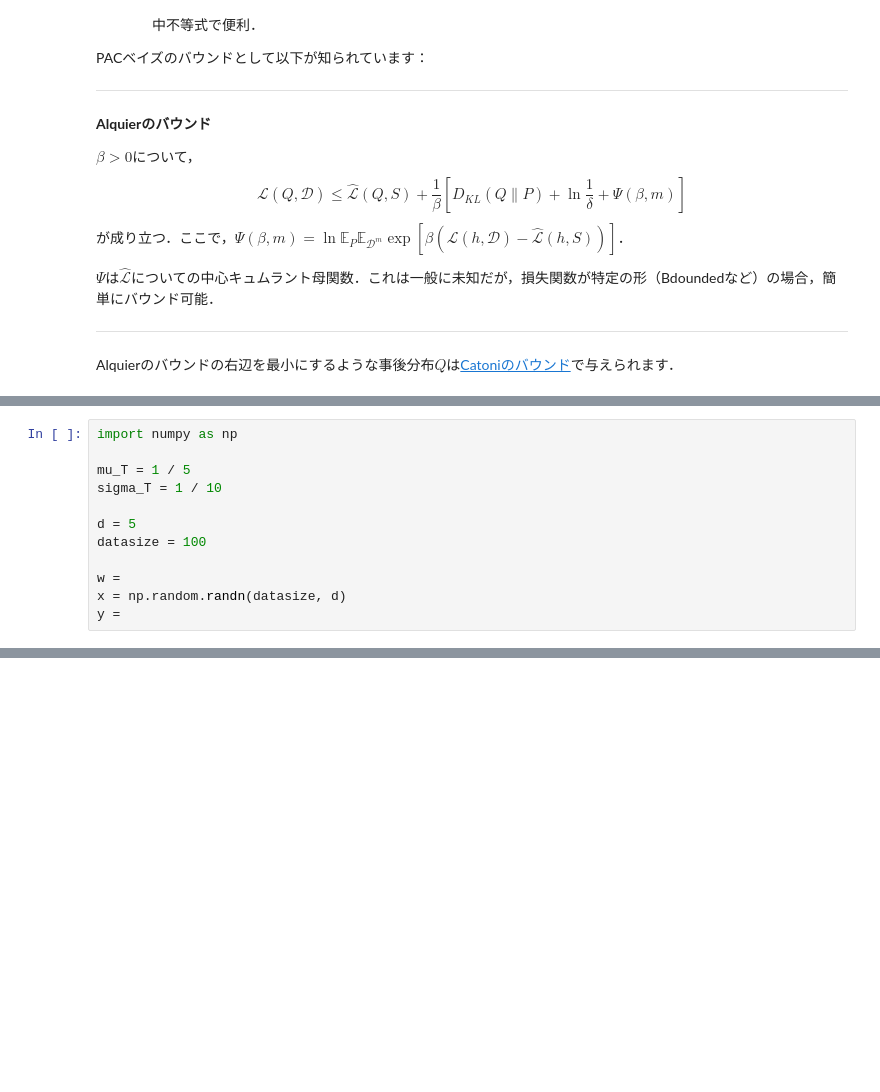
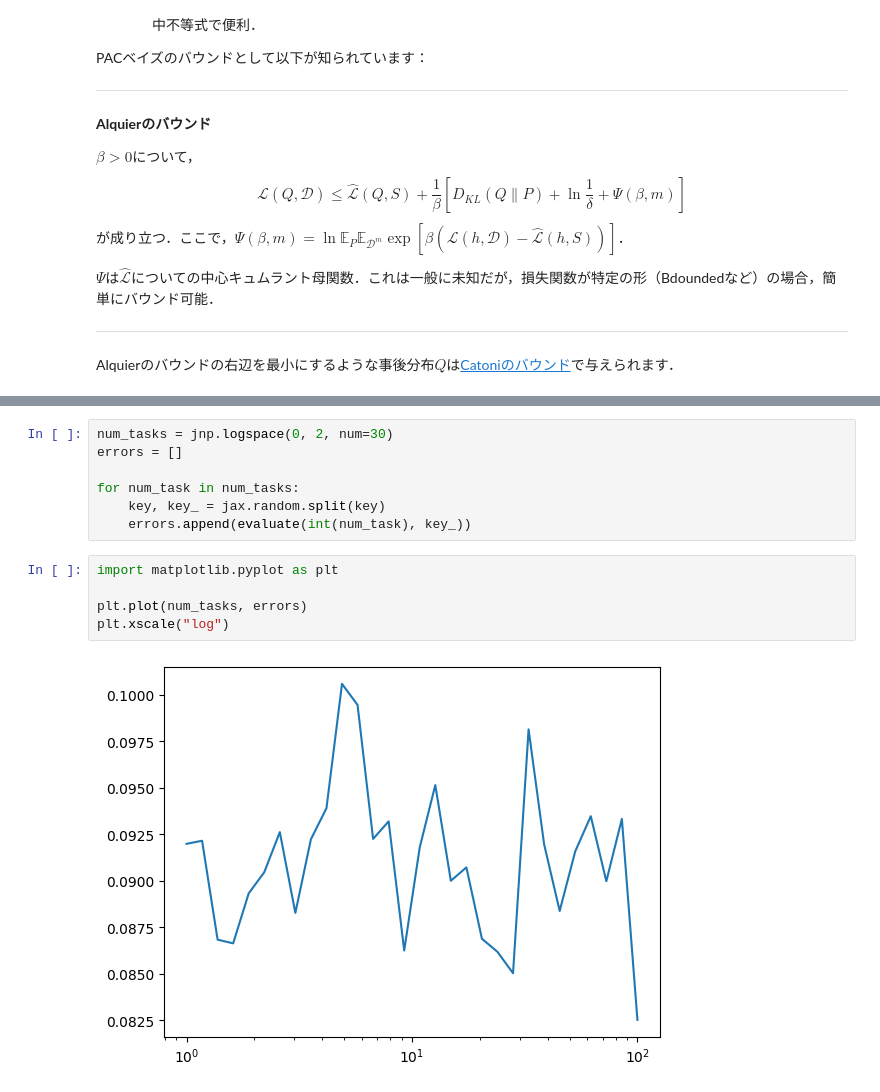
Before and after one commit to syuntoku14/Shumi-Note, a Jupyter notebook: notebooks/MATH_PAC_Bayes_Meta_Learning.ipynb, the cells around one changed output, grey strips where cells are left out. Cells and saved outputs as stored; diff of their text form; blank space fills up the shorter version.

```diff
--- a/notebooks/MATH_PAC_Bayes_Meta_Learning.ipynb
+++ b/notebooks/MATH_PAC_Bayes_Meta_Learning.ipynb
@@ -76,12 +89,0 @@ $$
-# %%
-import numpy as np
-
-mu_T = 1 / 5
-sigma_T = 1 / 10
-
-d = 5
-datasize = 100
-
-w =
-x = np.random.randn(datasize, d)
-y =
@@ -89,0 +344,14 @@ y =
+# %%
+num_tasks = jnp.logspace(0, 2, num=30)
+errors = []
+
+for num_task in num_tasks:
+    key, key_ = jax.random.split(key)
+    errors.append(evaluate(int(num_task), key_))
+# %%
+import matplotlib.pyplot as plt
+
+plt.plot(num_tasks, errors)
+plt.xscale("log")
+# %% [output]
+[figure, added]
```
Also changed, not shown: parts of 4 cells of this notebook, 1 other file.
